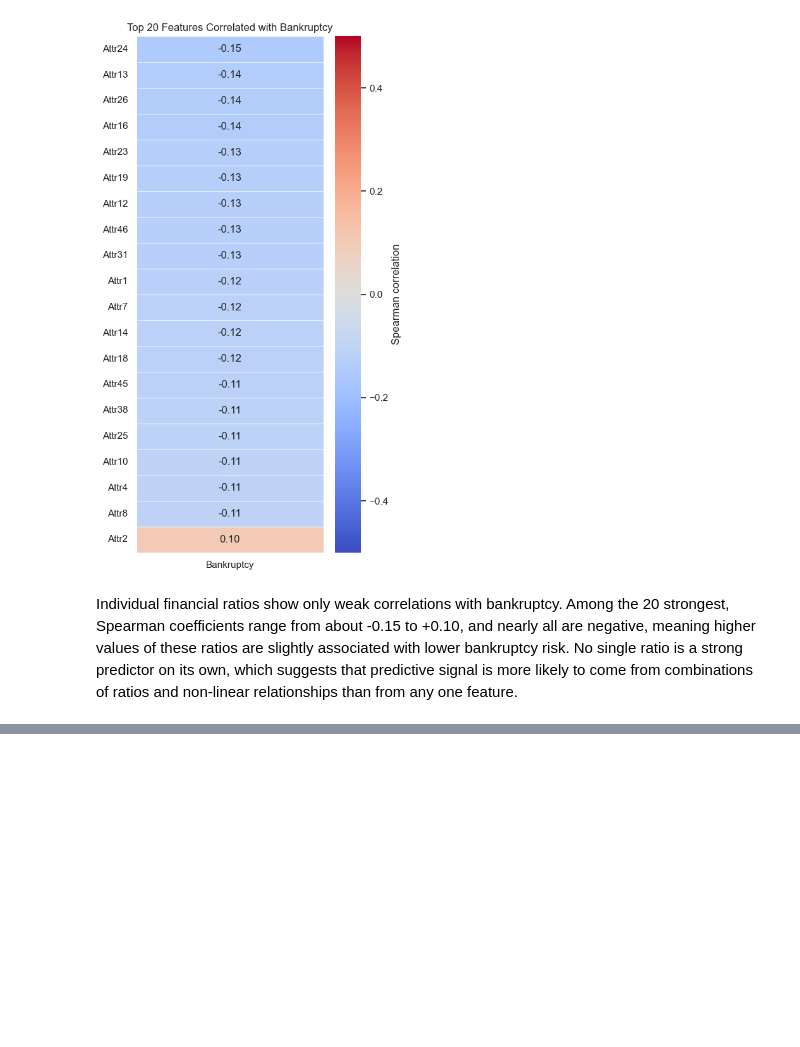
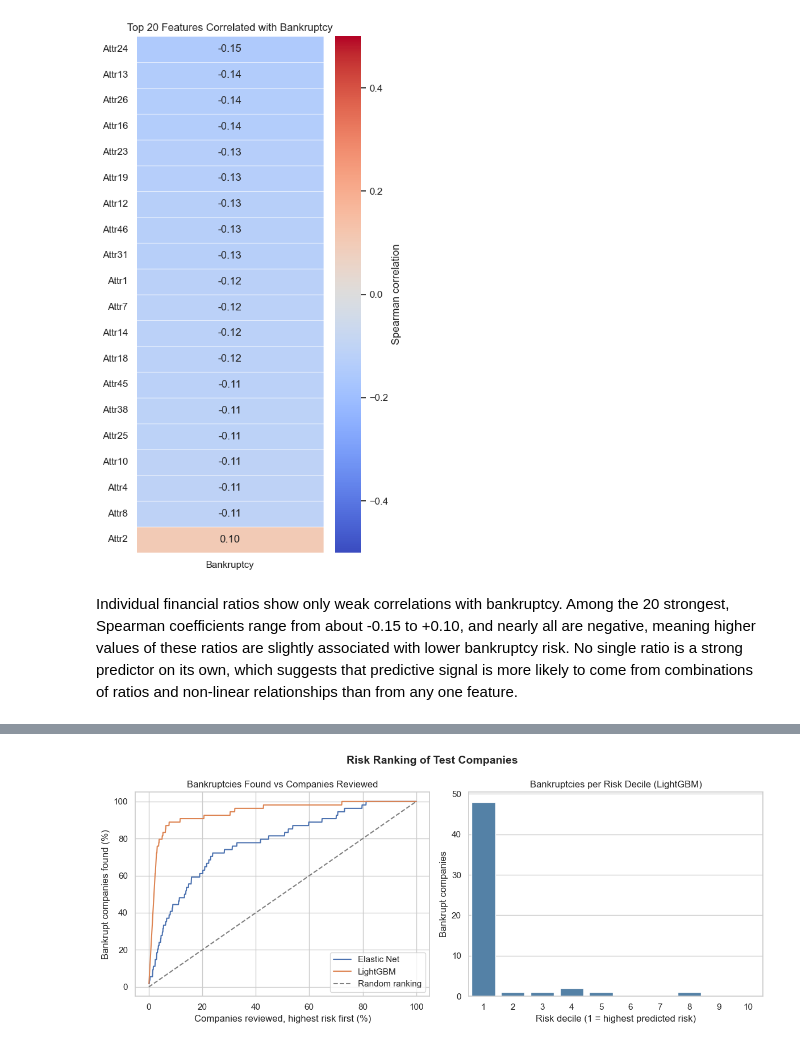
Before and after one commit to EegunjobiF/-financial-distress-early-warning, a Jupyter notebook: Early_Warning_Financial_Distress_Model.ipynb, the cells around one changed output, grey strips where cells are left out. Saved outputs shown, nothing was run; the diff lists cells and outputs as text; code cells hidden in the pictures; blank space fills up the shorter version.

```diff
--- a/Early_Warning_Financial_Distress_Model.ipynb
+++ b/Early_Warning_Financial_Distress_Model.ipynb
@@ -348,0 +880,35 @@ Unexpected extra columns: [] | total columns: 65
+# %%
+# Test companies are ranked from highest to lowest predicted risk. The left
+# panel shows the share of bankruptcies found as more of the ranked list is
+# reviewed, and the right panel shows bankruptcies in each risk decile.
+def capture_curve(y_true, p):
+    order = np.argsort(-p)
+    hits = np.cumsum(np.asarray(y_true)[order])
+    return np.arange(1, len(p) + 1) / len(p), hits / hits[-1]
+
+fig, axes = plt.subplots(1, 2, figsize=(12, 5))
+
+for m in models:
+    x, yv = capture_curve(y_test, proba[m])
+    axes[0].plot(x * 100, yv * 100, label=titles[m])
+axes[0].plot([0, 100], [0, 100], linestyle='--', color='grey', label='Random ranking')
+axes[0].set_title('Bankruptcies Found vs Companies Reviewed')
+axes[0].set_xlabel('Companies reviewed, highest risk first (%)')
+axes[0].set_ylabel('Bankrupt companies found (%)')
+axes[0].legend()
+
+best_m = "LightGBM"
+decile = pd.qcut(pd.Series(proba[best_m]).rank(method="first", ascending=False),
+                 10, labels=range(1, 11))
+per_decile = pd.Series(np.asarray(y_test)).groupby(decile.values).sum()
+sns.barplot(x=per_decile.index, y=per_decile.values, color='steelblue', ax=axes[1])
+axes[1].set_title(f'Bankruptcies per Risk Decile ({titles[best_m]})')
+axes[1].set_xlabel('Risk decile (1 = highest predicted risk)')
+axes[1].set_ylabel('Bankrupt companies')
+
+plt.suptitle('Risk Ranking of Test Companies', fontsize=14, fontweight='bold')
+plt.tight_layout()
+plt.savefig('Plots/Risk_ranking.png', dpi=150, bbox_inches='tight')
+plt.show()
+# %% [output]
+[figure, added]
```
Also changed, not shown: parts of 38 cells of this notebook.
